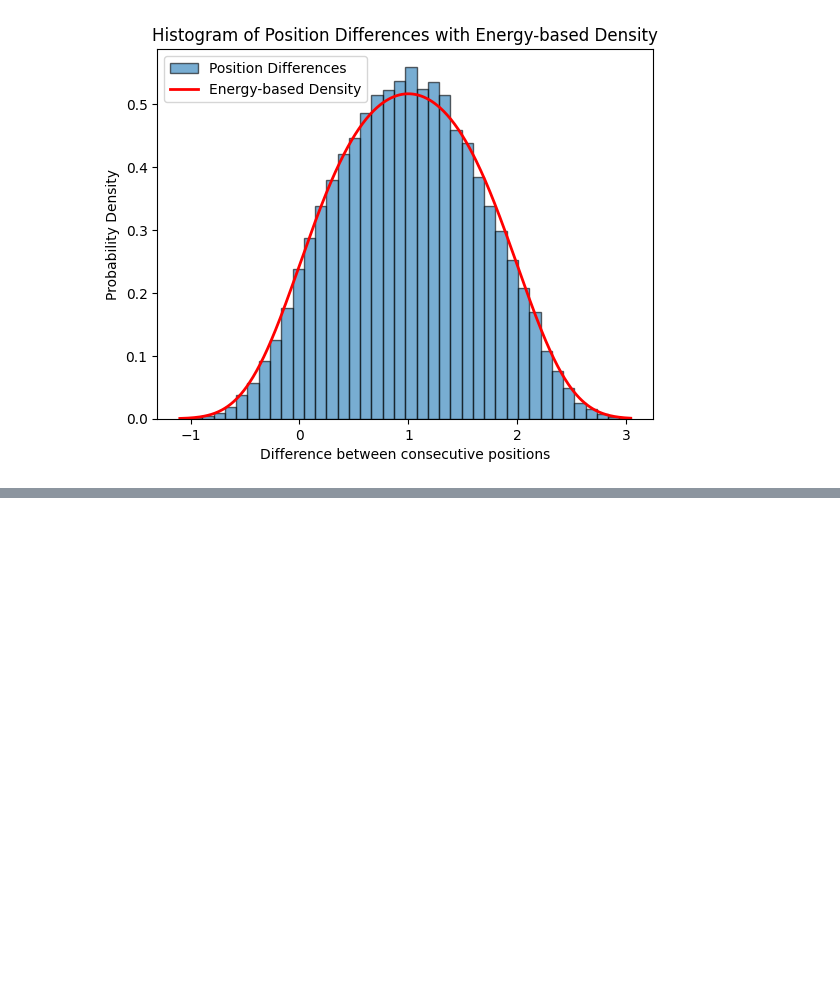
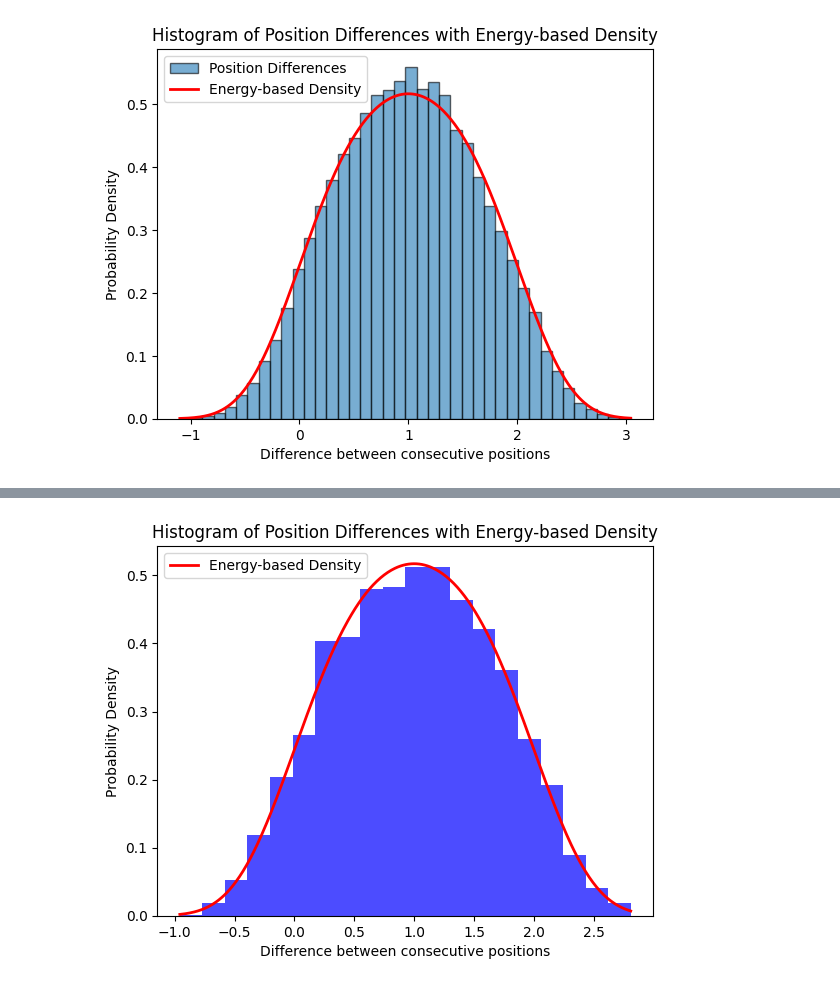
Before and after one commit to vdiflorio/1Dchain, a Jupyter notebook: hist.ipynb, the cells around one changed output, grey strips where cells are left out. Cells and saved outputs as stored; diff of their text form; code cells hidden in the pictures; blank space fills up the shorter version.

```diff
--- a/hist.ipynb
+++ b/hist.ipynb
@@ -59,3 +59,102 @@ plt.legend()
 plt.show()
 # %% [output]
 [figure]
+# %%
+import numpy as np
+import os
+import random
+
+def read_conditions(filename, num_condizioni, neq):
+    # Verifica se il file esiste
+    if not os.path.exists(filename):
+        print("Errore nell'apertura del file per lettura!")
+        return None
+
+    # Dimensione di una condizione in byte
+    dimensione_condizione = neq * np.dtype('float64').itemsize
+
+    # Ottieni la dimensione totale del file
+    file_size = os.path.getsize(filename)
+
+    # Calcola il numero di condizioni nel file
+    numero_condizioni_tot = file_size // dimensione_condizione
+
+    if num_condizioni > numero_condizioni_tot:
+        print("Errore: il numero di condizioni richiesto eccede il numero di condizioni nel file.")
+        return None
+
+    # Inizializza il vettore per le condizioni
+    condizioni = np.empty(num_condizioni * neq, dtype='float64')
+
+    # Apri il file in modalità binaria
+    with open(filename, 'rb') as inFile:
+        for i in range(num_condizioni):
+            # Seleziona un indice casuale
+            indice_casuale = random.randint(0, numero_condizioni_tot - 1)
+
+            # Calcola l'offset dell'indice
+            offset = indice_casuale * dimensione_condizione
+
+            # Posizionarsi nel file all'offset desiderato
+            inFile.seek(offset)
+
+            # Leggi la condizione e mettila nel vettore
+            condition_data = np.fromfile(inFile, dtype='float64', count=neq)
+            if condition_data.size != neq:
+                print("Errore durante la lettura del file!")
+                return None
+
+            condizioni[i * neq : (i + 1) * neq] = condition_data
+
+    return condizioni
+
+
+filename = "condizioni.bin"
+num_condizioni = 100  # Numero di condizioni da leggere
+N=30
+dim=1
+neq= (N+2)*2*dim + 2
+
+condizioni = read_conditions(filename, num_condizioni, neq)
+if condizioni is not None:
+    cond_t=condizioni.reshape(num_condizioni,neq)[:,:neq-2]
+print(cond_t.shape)
+
+
+import numpy as np
+import matplotlib.pyplot as plt
+
+# Supponendo che `cond_t` sia già definito
+# Estrai solo le colonne di `x` per ciascuna catena
+x_values = cond_t[:, ::2]  # Prende solo le colonne alternate, che sono i valori `x`
+
+# Calcola le differenze tra valori successivi di `x` per ciascuna catena (prima dimensione)
+diff_x_all = [np.diff(x_chain) for x_chain in x_values]
+
+# Unisci tutte le differenze in un singolo array per l'istogramma
+diff_x_all = np.concatenate(diff_x_all)
+
+# Crea l'istogramma delle differenze
+plt.hist(diff_x_all, bins=20, density=True, alpha=0.7, color='blue')
+
+def energy(x, a, b):
+    return (x-1)**2/2 + a * (x-1)**3/3 + b * (x-1)**4/4
+
+def density(x, a, b, beta):
+    return np.exp(-beta * energy(x, a, b))
+
+# Generate x values for plotting the density
+x_vals = np.linspace(min(diff_x_all), max(diff_x_all), 500)
+density_vals = density(x_vals, 0, 1, 1)
+density_vals /= np.trapz(density_vals, x_vals)  # Normalize the density
+
+# Step 5: Plot the density function
+plt.plot(x_vals, density_vals, color='red', linewidth=2, label='Energy-based Density')
+
+# Add labels and legend
+plt.xlabel('Difference between consecutive positions')
+plt.ylabel('Probability Density')
+plt.title('Histogram of Position Differences with Energy-based Density')
+plt.legend()
+plt.show()
+# %% [output]
@@ -61,0 +162 @@ plt.show()
+[figure, added]
```
Also changed, not shown: parts of 2 cells of this notebook.
